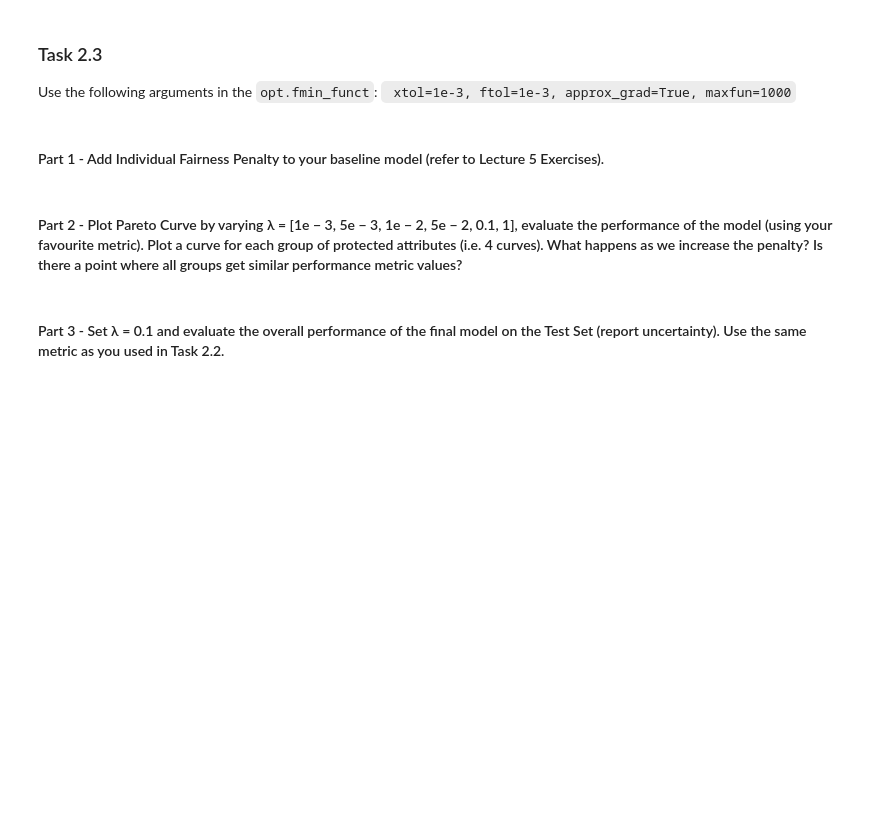
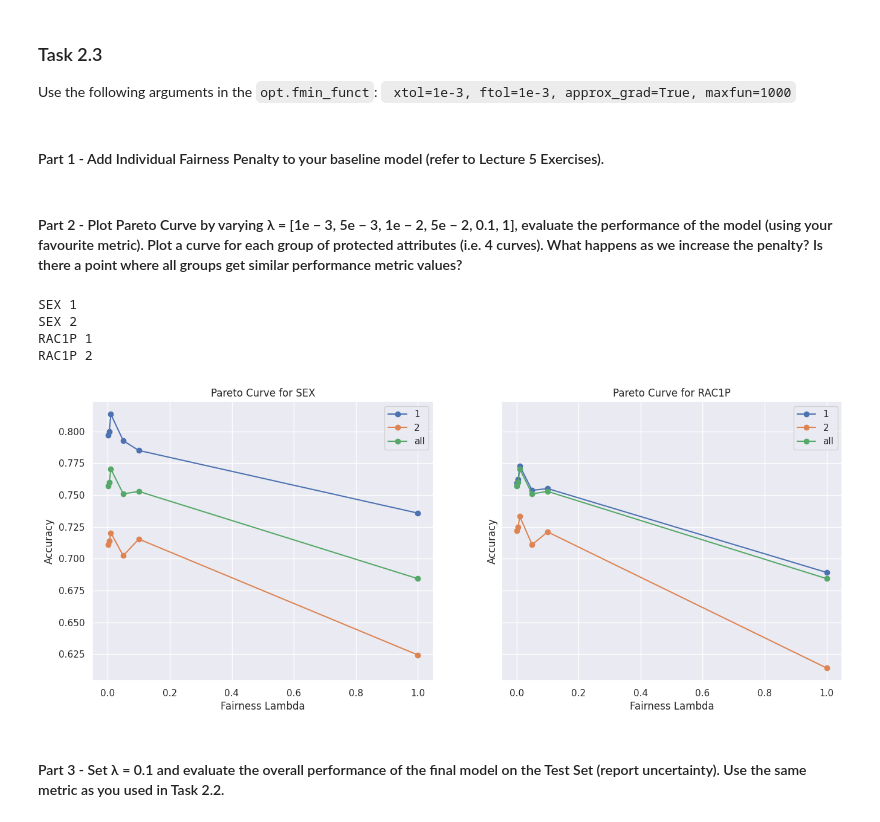
Before and after one commit to jorgedelpozolerida/-KDS_AlgorithmicFairness, a Jupyter notebook: Assignment2/assignment2.ipynb, the cells around one changed output. Drawn from its saved outputs; the diff is of its cells as text; code cells hidden in the pictures; blank space fills up the shorter version.

```diff
--- a/Assignment2/assignment2.ipynb
+++ b/Assignment2/assignment2.ipynb
@@ -859,10 +991,10 @@ def get_fnr_and_fpr(y_true, y_pred):
 fnr_all = {}
 fpr_all = {}
 
-for i, group_name in enumerate(group.columns.to_list()):
+for i, group_name in enumerate(groups.columns.to_list()):
 
     print(group_name)
-    vals = group[group_name].unique().tolist()
+    vals = groups[group_name].unique().tolist()
 
     for val in vals:
 
@@ -931,7 +1069,7 @@ performance = {}
 
 for i, group_name in enumerate(groups.columns.to_list()):
 
-    vals = group[group_name].unique().tolist()
+    vals = groups[group_name].unique().tolist()
 
     # Fill data per group
     for val in vals:
@@ -969,31 +1107,38 @@ for i, group_name in enumerate(groups.columns.to_list()):
 
         accuracy = np.mean((y_pred_temp >= 0.5).astype(int) == y_test_temp)
         performance[(group_name, 'all')].append(accuracy)
+# %% [output]
+SEX 1
+SEX 2
+RAC1P 1
+RAC1P 2
 # %%
 # Generate plots for Pareto curves using previous data
 fig, axes = plt.subplots(1,2, figsize=(16,6), sharey=True, sharex=True)
 
-for i, group_name in enumerate(group.columns.to_list()):
+for i, group_name in enumerate(groups.columns.to_list()):
 
-    vals = group[group_name].unique().tolist()
+    vals = groups[group_name].unique().tolist()
 
     for val in vals:
         # add title and labels
         axes[i].set_title(f"Pareto Curve for {group_name}")
         axes[i].set_xlabel("Fairness Lambda")
         axes[i].set_ylabel("Accuracy")
 
         # add grid lines
         ax.grid(axis='y', linestyle='--', alpha=0.7)
         axes[i].plot(lambdas, performance[(group_name, val)], label=val, marker='o')
 
     axes[i].plot(lambdas, performance[(group_name, 'all')], label='all', marker='o')
     axes[i].legend()
 
 outpath = os.path.join(os.getcwd(), "plots", "task2")
 if not os.path.exists(outpath):
     os.mkdir(outpath)
 fig.savefig(os.path.join(outpath, "Task2.3_part2_plot.png"), dpi=200, bbox_inches='tight' )
+# %% [output]
+[figure, added]
 # %% [markdown]
 #### Part 3 - Set λ = 0.1 and evaluate the overall performance of the final model on the Test Set (report uncertainty). Use the same metric as you used in Task 2.2.
 # %%
```
Also changed, not shown: parts of 58 cells of this notebook, 2 other files.
